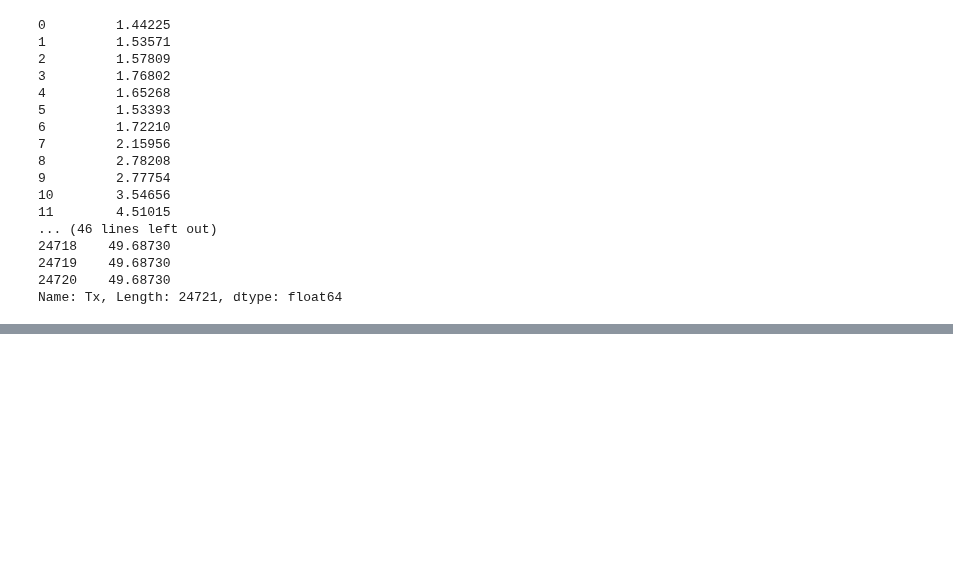
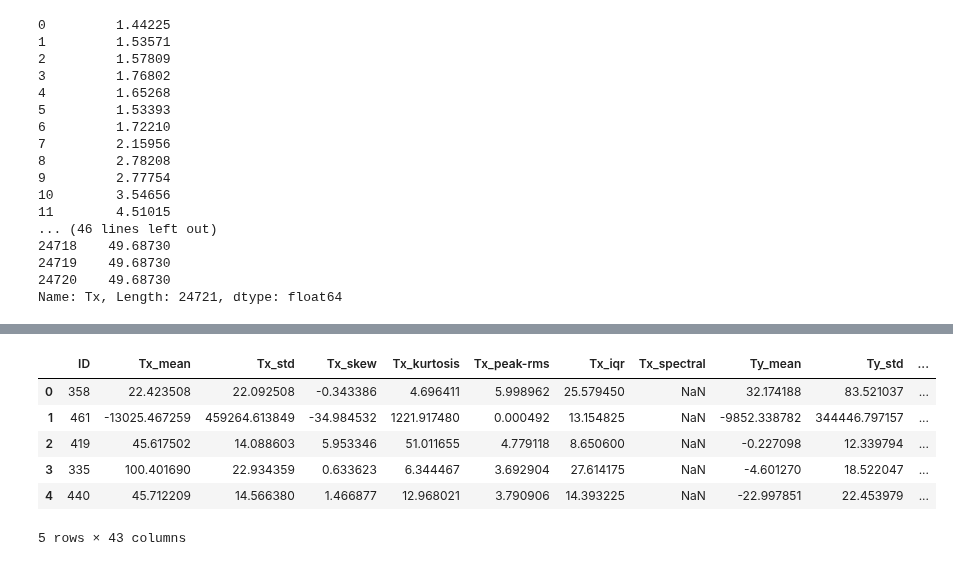
Before and after one commit to LouisYZK/dds-avec2019, a Jupyter notebook: explore.ipynb, the cells around one changed output, grey strips where cells are left out. Cells and saved outputs as stored; diff of their text form; code cells hidden in the pictures; blank space fills up the shorter version.

```diff
--- a/explore.ipynb
+++ b/explore.ipynb
@@ -217,0 +290,12 @@ Name: Tx, Length: 24721, dtype: float64
+# %%
+fea_p = sql.get_df(config.tbl_exp1_head_fea)
+# %%
+fea_p.head()
+# %% [output]
+|  | ID | Tx_mean | Tx_std | Tx_skew | Tx_kurtosis | Tx_peak-rms | Tx_iqr | Tx_spectral | Ty_mean | Ty_std | ... |
+| 0 | 358 | 22.423508 | 22.092508 | -0.343386 | 4.696411 | 5.998962 | 25.579450 | NaN | 32.174188 | 83.521037 | ... |
+| 1 | 461 | -13025.467259 | 459264.613849 | -34.984532 | 1221.917480 | 0.000492 | 13.154825 | NaN | -9852.338782 | 344446.797157 | ... |
+| 2 | 419 | 45.617502 | 14.088603 | 5.953346 | 51.011655 | 4.779118 | 8.650600 | NaN | -0.227098 | 12.339794 | ... |
+| 3 | 335 | 100.401690 | 22.934359 | 0.633623 | 6.344467 | 3.692904 | 27.614175 | NaN | -4.601270 | 18.522047 | ... |
+| 4 | 440 | 45.712209 | 14.566380 | 1.466877 | 12.968021 | 3.790906 | 14.393225 | NaN | -22.997851 | 22.453979 | ... |
+5 rows × 43 columns
```
Also changed, not shown: parts of 9 cells of this notebook, 5 other files.
